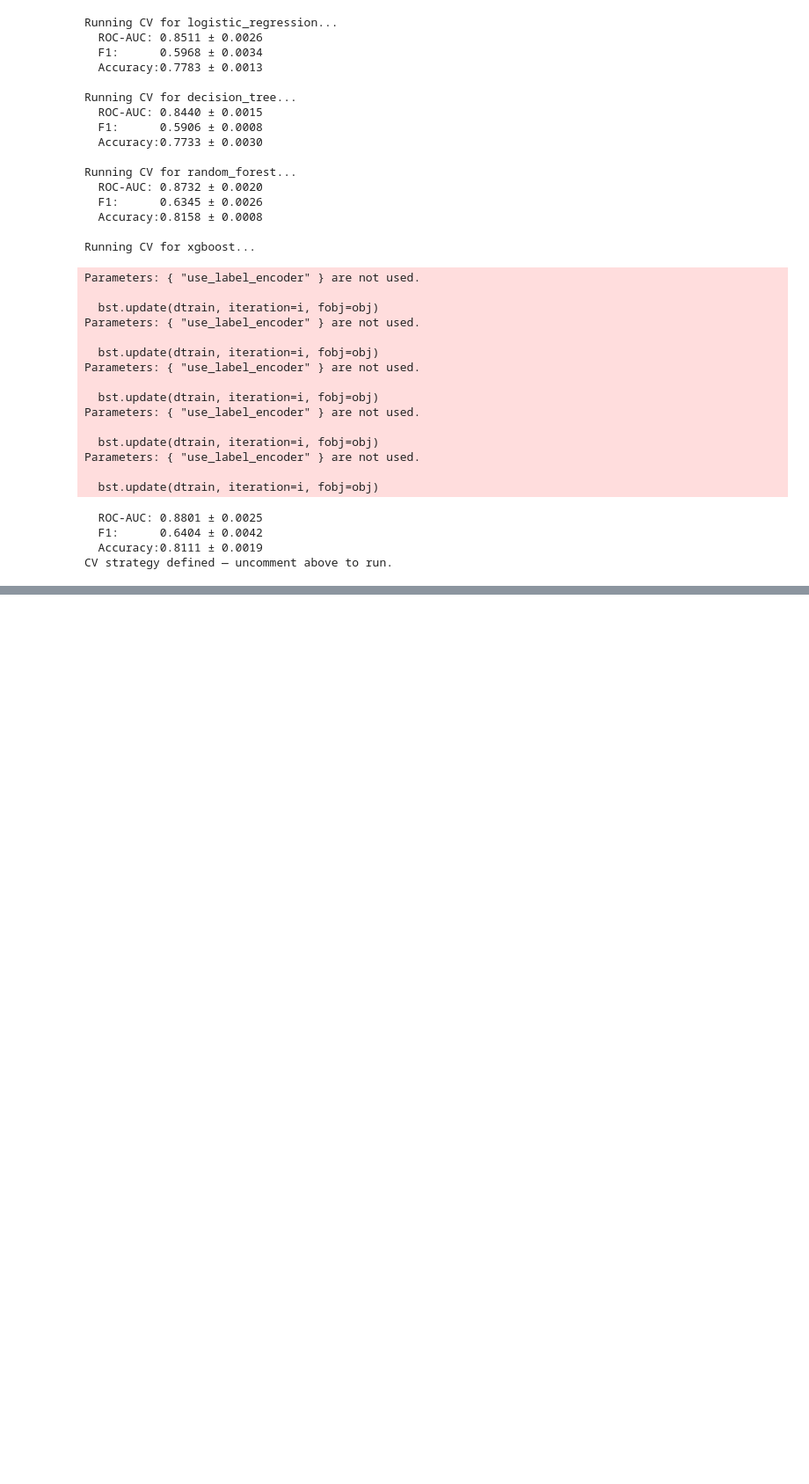
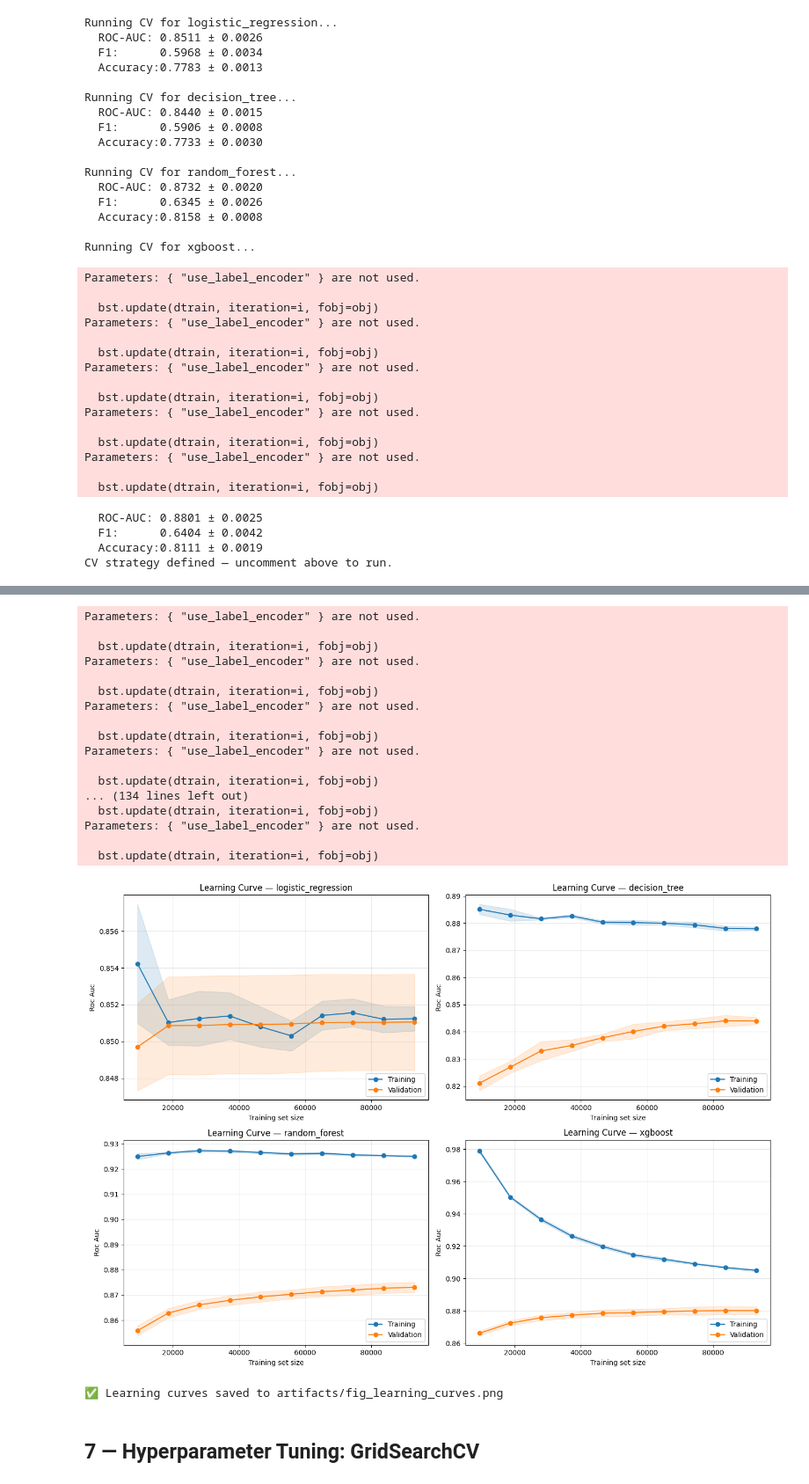
Before and after one commit to ThibaultGM78/australia_rain, a Jupyter notebook: classical_training.ipynb, the cells around one changed output, grey strips where cells are left out. Shown at 88% size. Cells and saved outputs as stored; diff of their text form; code cells hidden in the pictures; blank space fills up the shorter version.

```diff
--- a/classical_training.ipynb
+++ b/classical_training.ipynb
@@ -135,0 +149,39 @@ CV strategy defined — uncomment above to run.
+# %%
+TRAINED = True
+
+if TRAINED:
+    fig, axes = plt.subplots(2, 2, figsize=(14, 10))
+    for ax, (name, pipeline) in zip(axes.flat, get_all_models().items()):
+        plot_learning_curves(
+            pipeline, X_train, y_train,
+            cv=cv_strategy, scoring="roc_auc", ax=ax
+        )
+        ax.set_title(f"Learning Curve — {name}")
+    plt.tight_layout()
+    plt.savefig(f"artifacts/{ts()}_fig_learning_curves.png", dpi=150, bbox_inches="tight")
+    plt.show()
+    print("\u2705 Learning curves saved to artifacts/fig_learning_curves.png")
+else:
+    print("\u23ed Skipping learning curves — set TRAINED=True after loading data.")
+# %% [output]
+Parameters: { "use_label_encoder" } are not used.
+
+  bst.update(dtrain, iteration=i, fobj=obj)
+Parameters: { "use_label_encoder" } are not used.
+
+  bst.update(dtrain, iteration=i, fobj=obj)
+Parameters: { "use_label_encoder" } are not used.
+
+  bst.update(dtrain, iteration=i, fobj=obj)
+Parameters: { "use_label_encoder" } are not used.
+
+  bst.update(dtrain, iteration=i, fobj=obj)
+... (134 lines left out)
+  bst.update(dtrain, iteration=i, fobj=obj)
+Parameters: { "use_label_encoder" } are not used.
+
+  bst.update(dtrain, iteration=i, fobj=obj)
+[figure, added]
+✅ Learning curves saved to artifacts/fig_learning_curves.png
+# %% [markdown]
+## 7 — Hyperparameter Tuning: GridSearchCV
```
Also changed, not shown: parts of 23 cells of this notebook, 2 other files.
